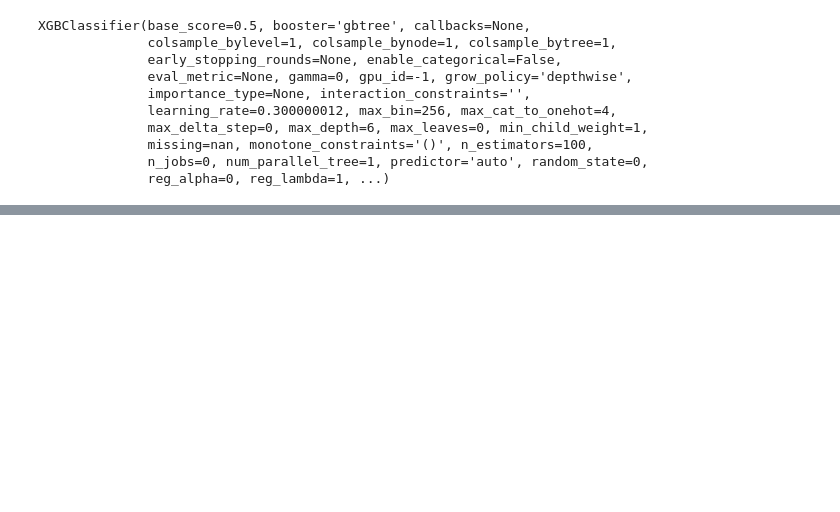
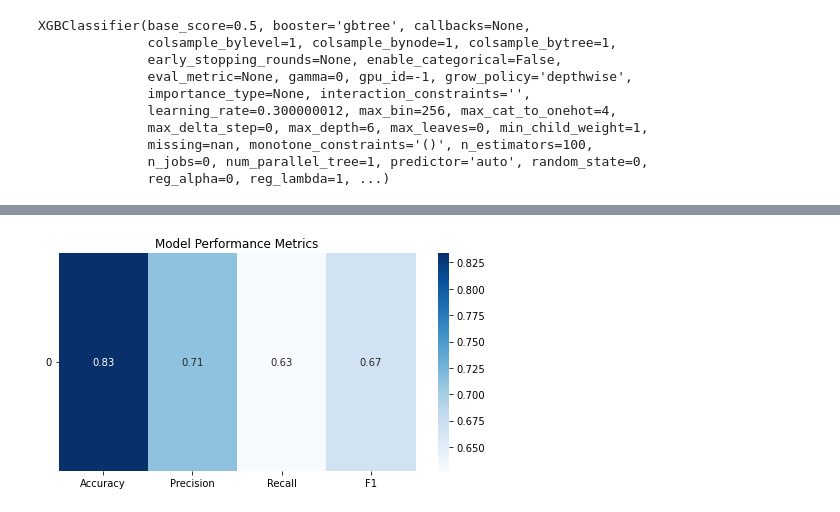
Before and after one commit to SatyaSai5122/Ensemble-Techniques-Project, a Jupyter notebook: Ensemble Project Report.ipynb, the cells around one changed output, grey strips where cells are left out. Saved outputs shown, nothing was run; the diff lists cells and outputs as text; code cells hidden in the pictures; blank space fills up the shorter version.

```diff
--- a/Ensemble Project Report.ipynb
+++ b/Ensemble Project Report.ipynb
@@ -383,5 +400,8 @@ print(accuracy_score(y_test,y_pred))
 # %%
-print(recall_score(y_test,y_pred))
+y_pred_train=best_XGB.predict(X_train)
+plot_metrics(y_train,y_pred_train)
+# %% [output]
+[figure, added]
 # %%
 #question 2
 file_name1='churn1.csv'
```
Also changed, not shown: parts of 27 cells of this notebook.
